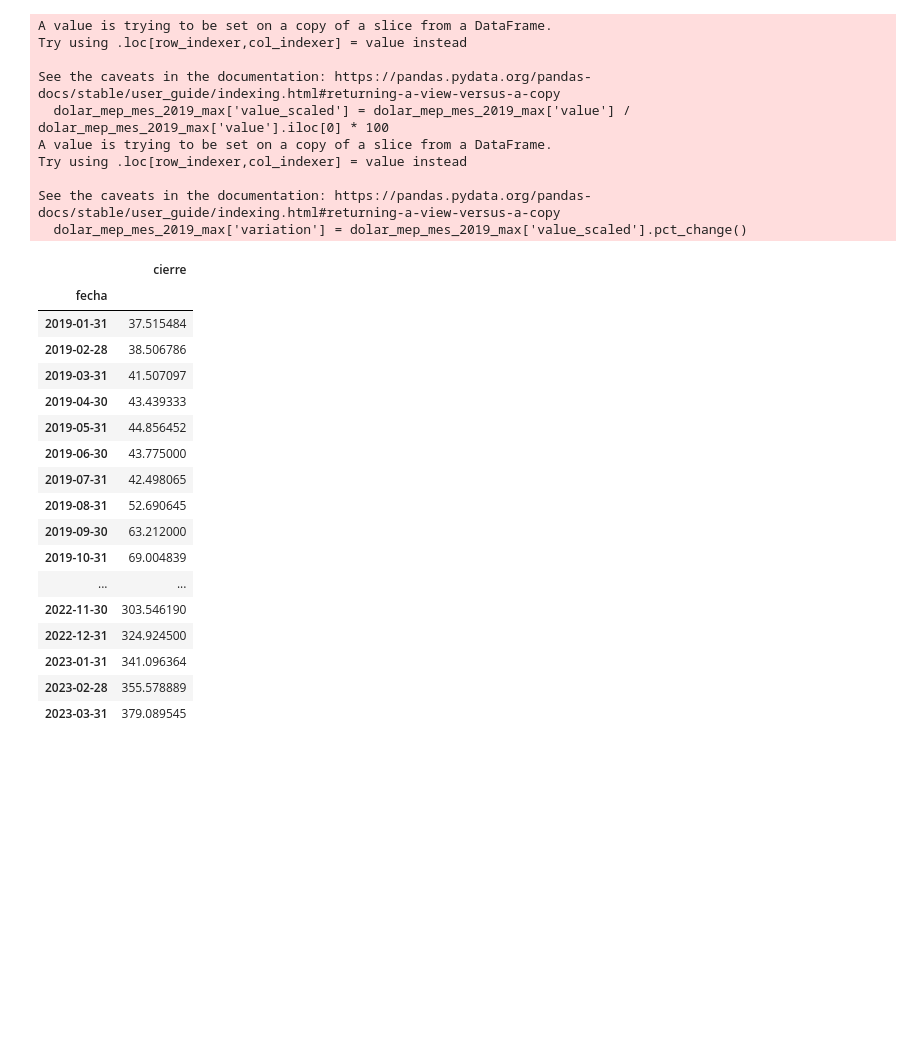
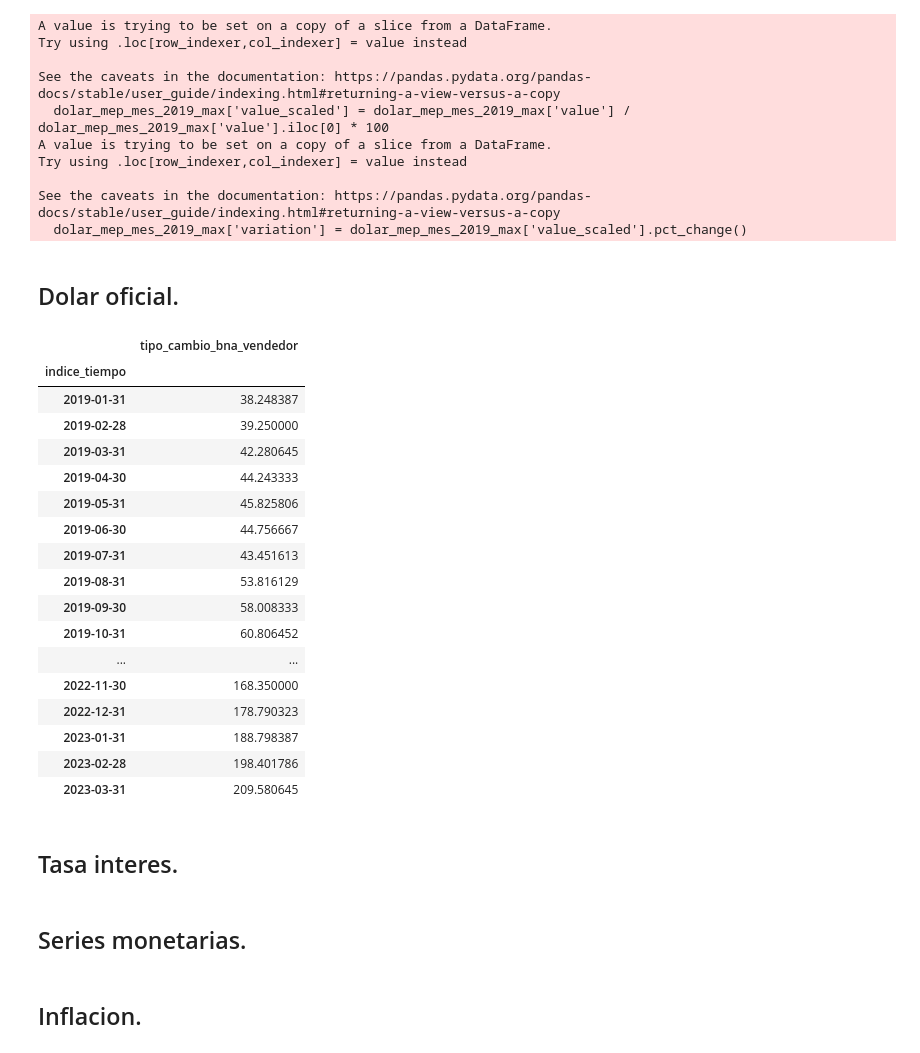
Before and after one commit to ChFontana/Projects, a Jupyter notebook: Argetina Macroeconomy/notebooks/argentina_data_exploration.ipynb, the cells around one changed output. Cells and saved outputs as stored; diff of their text form; code cells hidden in the pictures; blank space fills up the shorter version.

```diff
--- a/Argetina Macroeconomy/notebooks/argentina_data_exploration.ipynb
+++ b/Argetina Macroeconomy/notebooks/argentina_data_exploration.ipynb
@@ -523,27 +495,35 @@ Try using .loc[row_indexer,col_indexer] = value instead
 
 See the caveats in the documentation: https://pandas.pydata.org/pandas-docs/stable/user_guide/indexing.html#returning-a-view-versus-a-copy
   dolar_mep_mes_2019_max['variation'] = dolar_mep_mes_2019_max['value_scaled'].pct_change()
-# %%
-dolar_mep_mes_2019_max
-# %% [output]
-|  | cierre |
-| fecha |  |
-| 2019-01-31 | 37.515484 |
-| 2019-02-28 | 38.506786 |
-| 2019-03-31 | 41.507097 |
-| 2019-04-30 | 43.439333 |
-| 2019-05-31 | 44.856452 |
-| 2019-06-30 | 43.775000 |
-| 2019-07-31 | 42.498065 |
-| 2019-08-31 | 52.690645 |
-| 2019-09-30 | 63.212000 |
-| 2019-10-31 | 69.004839 |
-| ... | ... |
-| 2022-11-30 | 303.546190 |
-| 2022-12-31 | 324.924500 |
-| 2023-01-31 | 341.096364 |
-| 2023-02-28 | 355.578889 |
-| 2023-03-31 | 379.089545 |
+# %% [markdown]
+## Dolar oficial.
+# %%
+dolar_oficial_mes_2019_max
+# %% [output]
+|  | tipo_cambio_bna_vendedor |
+| indice_tiempo |  |
+| 2019-01-31 | 38.248387 |
+| 2019-02-28 | 39.250000 |
+| 2019-03-31 | 42.280645 |
+| 2019-04-30 | 44.243333 |
+| 2019-05-31 | 45.825806 |
+| 2019-06-30 | 44.756667 |
+| 2019-07-31 | 43.451613 |
+| 2019-08-31 | 53.816129 |
+| 2019-09-30 | 58.008333 |
+| 2019-10-31 | 60.806452 |
+| ... | ... |
+| 2022-11-30 | 168.350000 |
+| 2022-12-31 | 178.790323 |
+| 2023-01-31 | 188.798387 |
+| 2023-02-28 | 198.401786 |
+| 2023-03-31 | 209.580645 |
+# %% [markdown]
+## Tasa interes.
+# %% [markdown]
+## Series monetarias.
+# %% [markdown]
+## Inflacion.
 # %%
 dolar_mep_mes_2019_max
 print(dolar_oficial_mes_2019_max.index.max())
```
Also changed, not shown: parts of 2 cells of this notebook.
